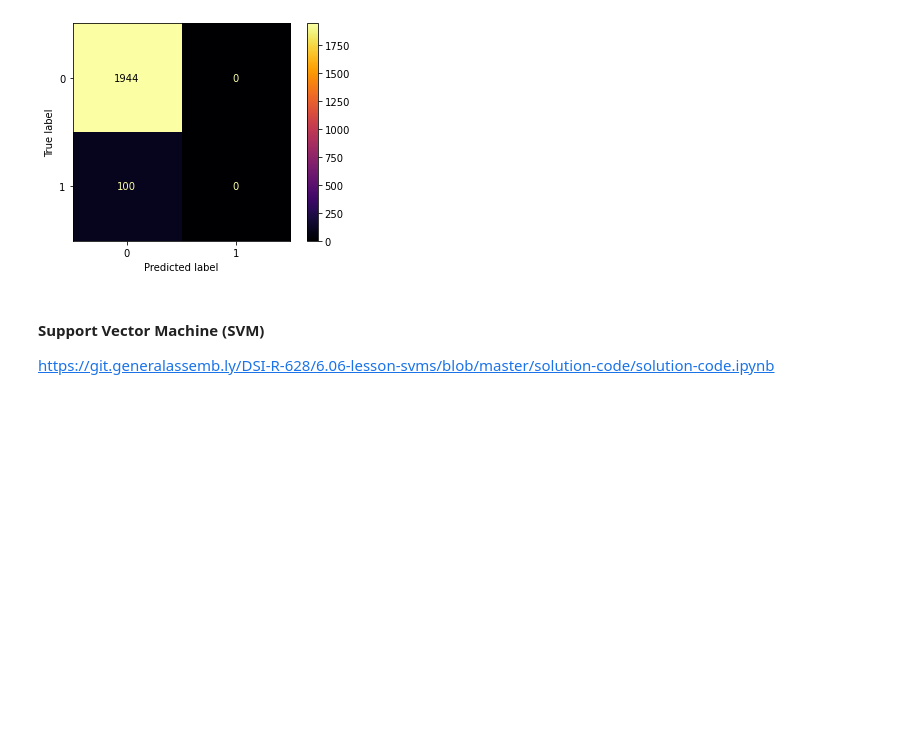
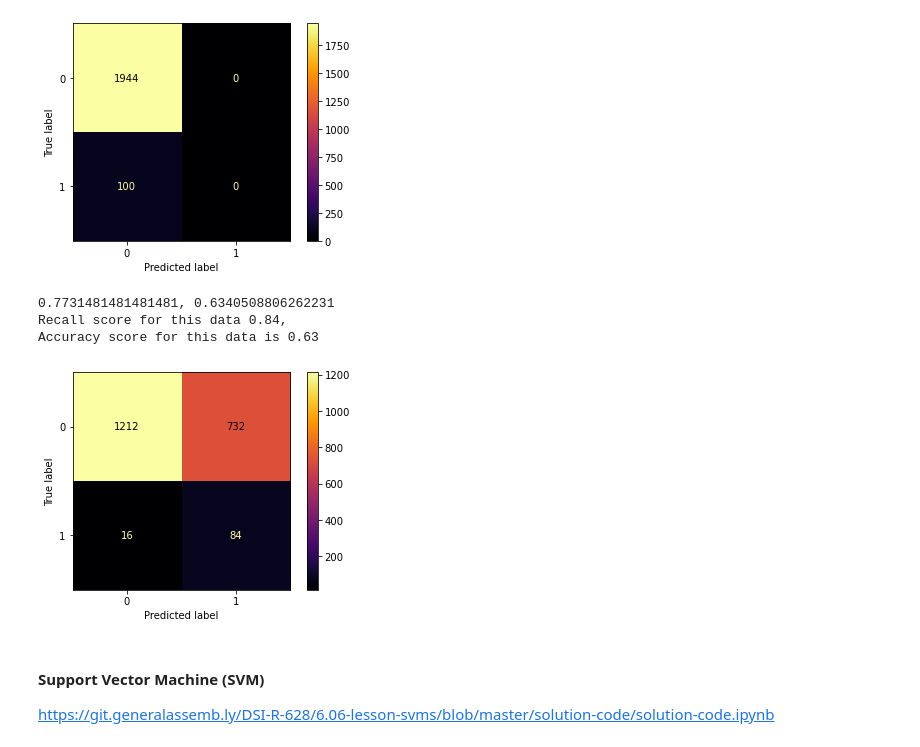
Before and after one commit to plarkin13/stroke_prediction_kaggle, a Jupyter notebook: models.ipynb, the cells around one changed output. Saved outputs shown, nothing was run; the diff lists cells and outputs as text; code cells hidden in the pictures; blank space fills up the shorter version.

```diff
--- a/models.ipynb
+++ b/models.ipynb
@@ -338,6 +390,18 @@ get_metrics(extt_gs);
 Recall score for this data 0.0,
 Accuracy score for this data is 0.95
 [figure]
+# %%
+#trying out best params with locallized oversampling
+
+extt_ros = ExtraTreesClassifier(random_state = 42, class_weight= 'balanced',min_samples_split =3, min_samples_leaf =1, max_depth= 3)
+extt_ros.fit(Xs_train_over, y_train_over)
+print(f'{extt_ros.score(Xs_train_over, y_train_over)}, {extt_ros.score(Xs_test, y_test)}')
+get_metrics(extt_ros);
+# %% [output]
+0.7731481481481481, 0.6340508806262231
+Recall score for this data 0.84,
+Accuracy score for this data is 0.63
+[figure, added]
 # %% [markdown]
 #### Support Vector Machine (SVM)
 https://git.generalassemb.ly/DSI-R-628/6.06-lesson-svms/blob/master/solution-code/solution-code.ipynb
```
Also changed, not shown: parts of 26 cells of this notebook, 1 other file.
